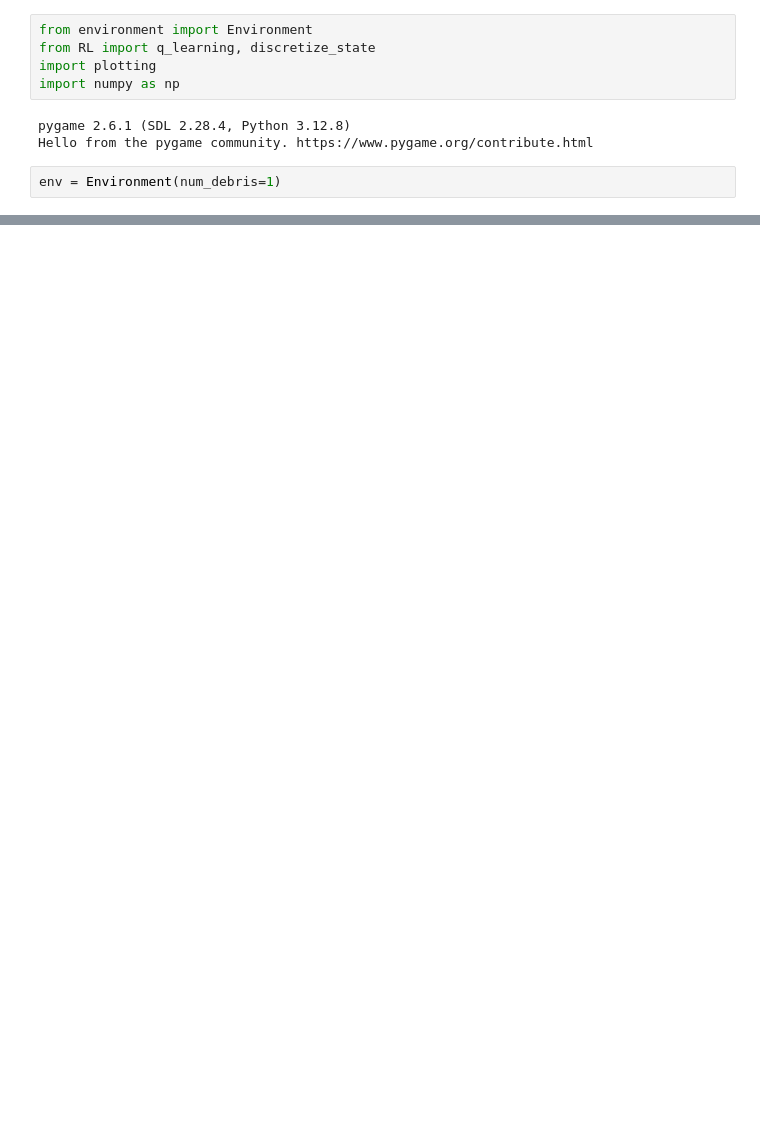
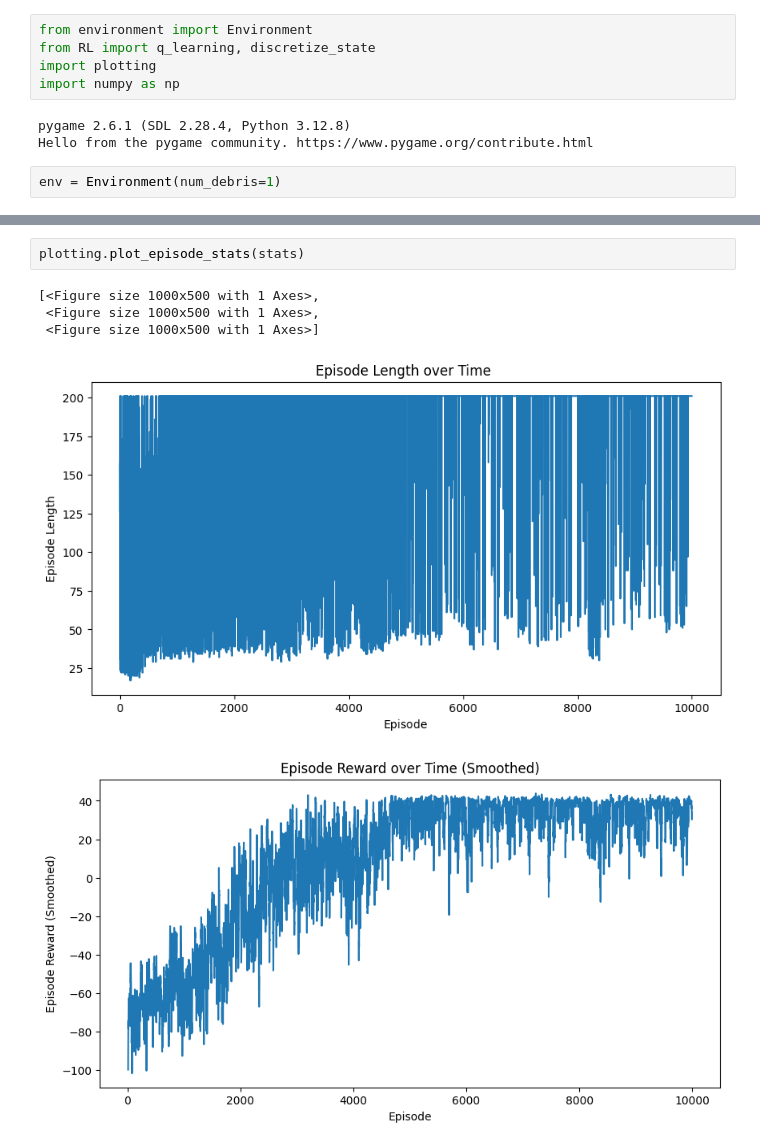
Before and after one commit to mowgli33/Reinforcement_Learning_for_Two_Dimensional_Satellite_Collision_Avoidance, a Jupyter notebook: code/sandbox.ipynb, the cells around one changed output, grey strips where cells are left out. Saved outputs shown, nothing was run; the diff lists cells and outputs as text; blank space fills up the shorter version.

```diff
--- a/code/sandbox.ipynb
+++ b/code/sandbox.ipynb
@@ -33,0 +46,8 @@ plotting.plot_episode_stats(stats)
+# %%
+plotting.plot_episode_stats(stats)
+# %% [output]
+[<Figure size 1000x500 with 1 Axes>,
+ <Figure size 1000x500 with 1 Axes>,
+ <Figure size 1000x500 with 1 Axes>]
+[figure, added]
+[figure, added]
```
Also changed, not shown: parts of 14 cells of this notebook, 4 other files.
